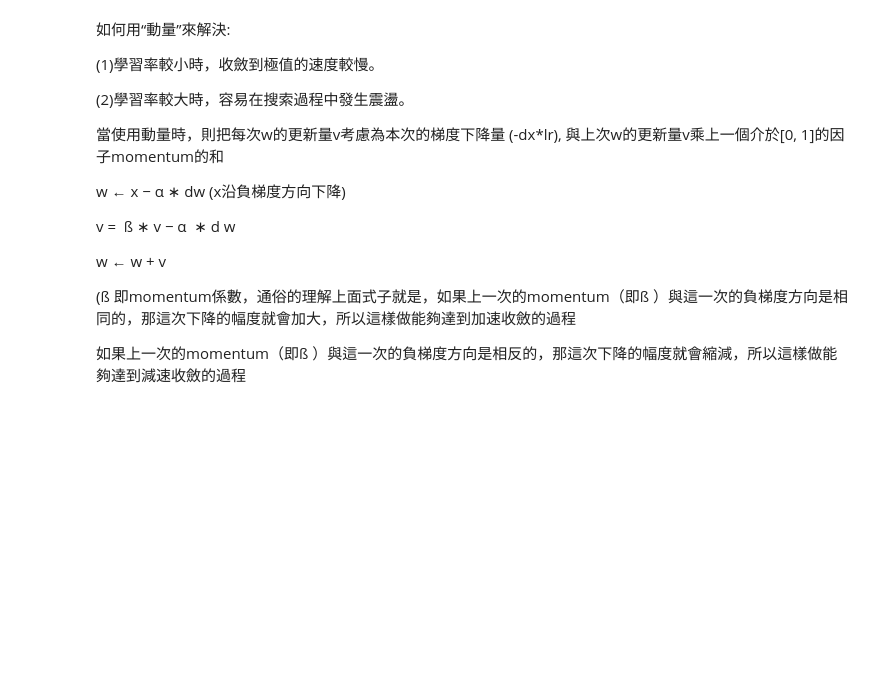
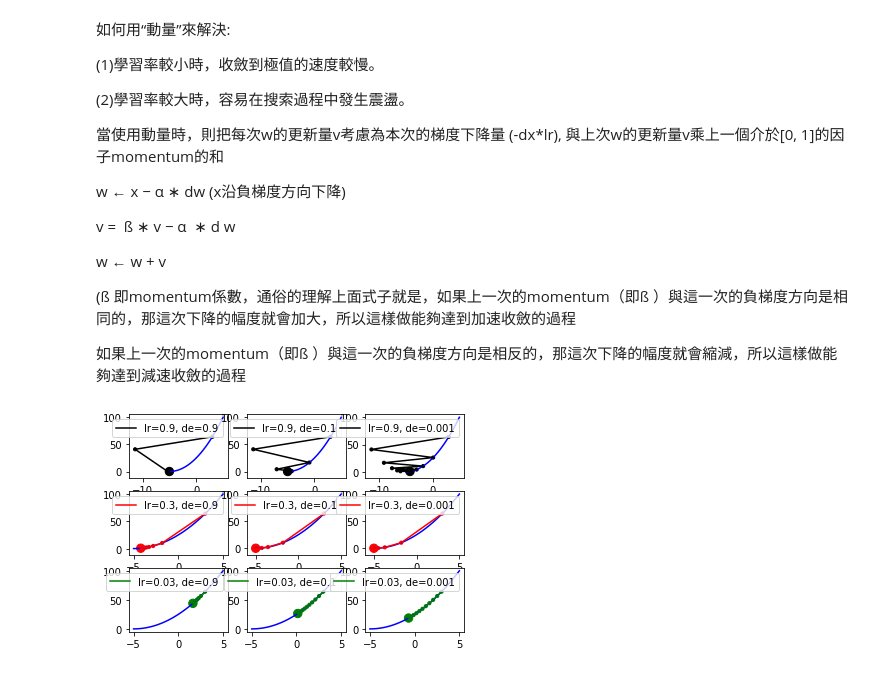
Before and after one commit to b99401105/2nd-ML100Days, a Jupyter notebook: homework/Part07/D74/Day74-Gradient_Descent_HW.ipynb, the cells around one changed output. Cells and saved outputs as stored; diff of their text form; code cells hidden in the pictures; blank space fills up the shorter version.

```diff
--- a/homework/Part07/D74/Day74-Gradient_Descent_HW.ipynb
+++ b/homework/Part07/D74/Day74-Gradient_Descent_HW.ipynb
@@ -157,28 +164,29 @@ w ← w + v
 # %%
 line_x = np.linspace(-5, 5, 100)
 line_y = func(line_x)
 plt.figure('Gradient Desent: Decay')
 
-'''
-x= w_init
+x_start= w_init
 epochs = 10
 
-lr = [.......]
-decay = [.......]
-'''
+lr = [0.9,0.3,0.03]
+decay = [0.9,0.1,0.001]
+
 
 color = ['k', 'r', 'g', 'y']
 
 row = len(lr)
 col = len(decay)
 size = np.ones(epochs + 1) * 10
 size[-1] = 70
 for i in range(row):
      for j in range(col):
         x = GD_decay(x_start, dfunc, epochs, lr=lr[i], decay=decay[j])
         plt.subplot(row, col, i * col + j + 1)
         plt.plot(line_x, line_y, c='b')
         plt.plot(x, func(x), c=color[i], label='lr={}, de={}'.format(lr[i], decay[j]))
         plt.scatter(x, func(x), c=color[i], s=size)
         plt.legend(loc=0)
 plt.show()
+# %% [output]
+[figure, added]
```
Also changed, not shown: parts of 3 cells of this notebook.
